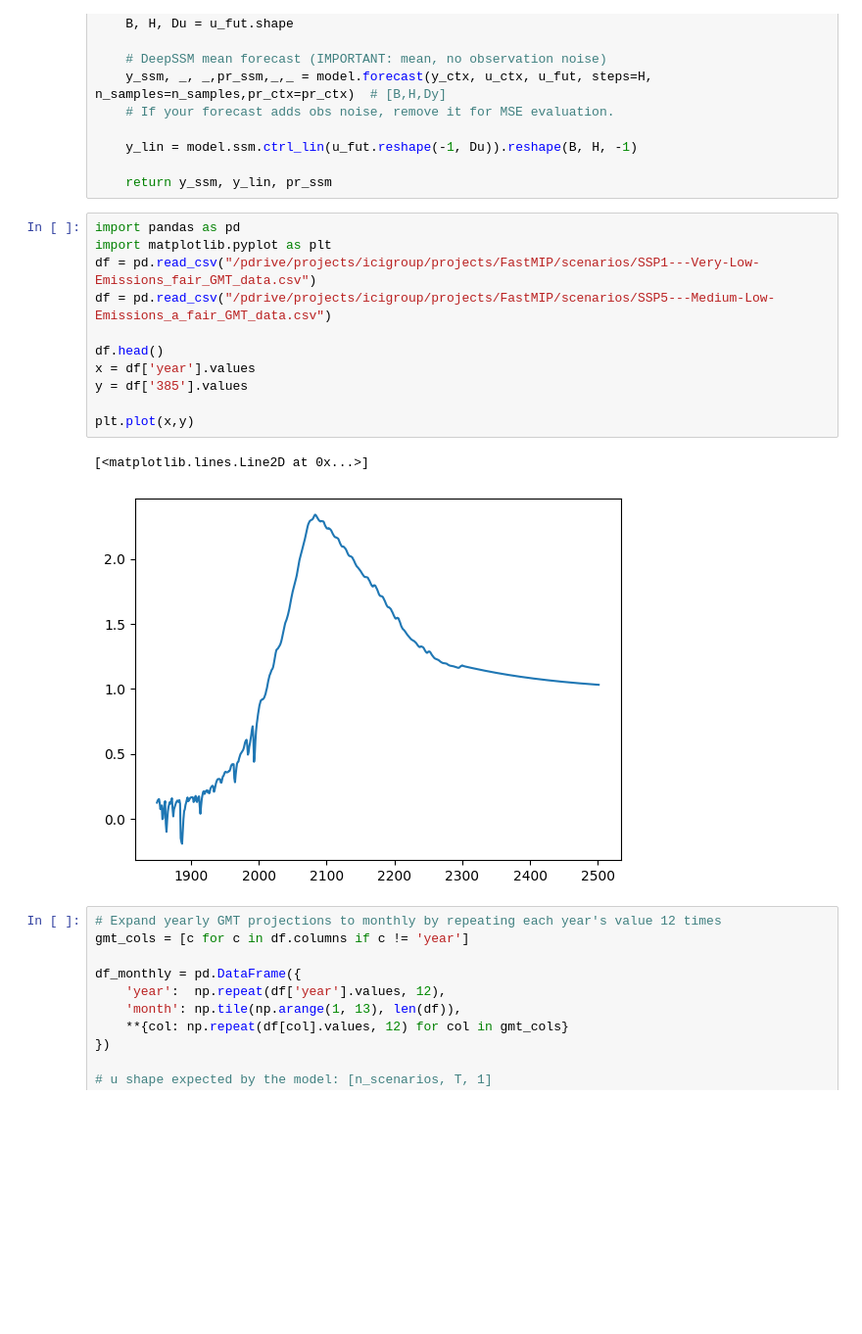
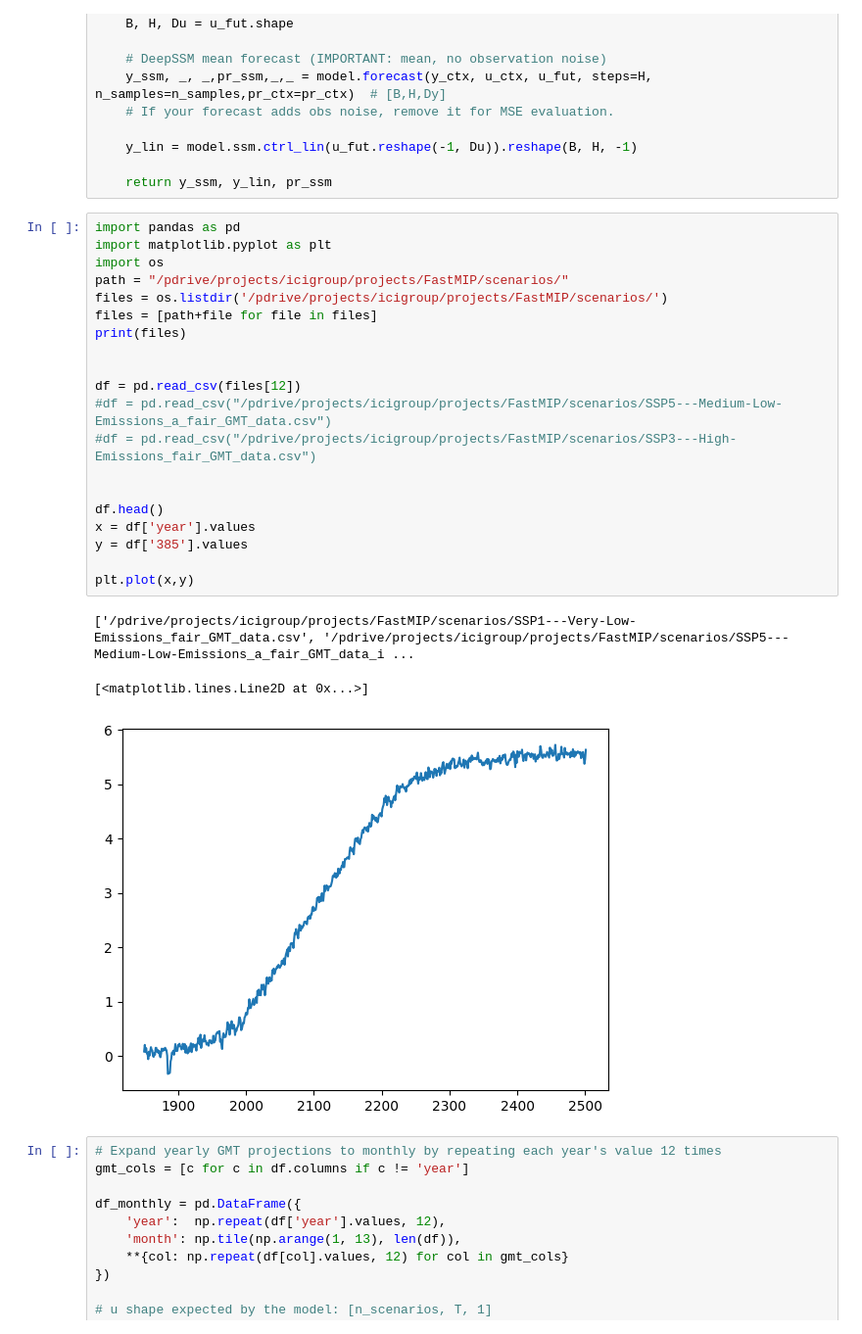
Before and after one commit to NiklasSchwind/SCALES-test, a Jupyter notebook: proto_scales/scales-for-fastMIP.ipynb, the cells around one changed output. Shown at 98% size. Cells and saved outputs as stored; diff of their text form; blank space fills up the shorter version.

```diff
--- a/proto_scales/scales-for-fastMIP.ipynb
+++ b/proto_scales/scales-for-fastMIP.ipynb
@@ -40,17 +40,27 @@ def forecast(model, y_ctx, u_ctx, pr_ctx, u_fut,n_samples = 1):
 # %%
 import pandas as pd
 import matplotlib.pyplot as plt
-df = pd.read_csv("/pdrive/projects/icigroup/projects/FastMIP/scenarios/SSP1---Very-Low-Emissions_fair_GMT_data.csv")
-df = pd.read_csv("/pdrive/projects/icigroup/projects/FastMIP/scenarios/SSP5---Medium-Low-Emissions_a_fair_GMT_data.csv")
+import os
+path = "/pdrive/projects/icigroup/projects/FastMIP/scenarios/"
+files = os.listdir('/pdrive/projects/icigroup/projects/FastMIP/scenarios/')
+files = [path+file for file in files]
+print(files)
+
+
+df = pd.read_csv(files[12])
+#df = pd.read_csv("/pdrive/projects/icigroup/projects/FastMIP/scenarios/SSP5---Medium-Low-Emissions_a_fair_GMT_data.csv")
+#df = pd.read_csv("/pdrive/projects/icigroup/projects/FastMIP/scenarios/SSP3---High-Emissions_fair_GMT_data.csv")
+
 
 df.head()
 x = df['year'].values
 y = df['385'].values
 
 plt.plot(x,y)
 # %% [output]
-[<matplotlib.lines.Line2D at 0x...>]
+['/pdrive/projects/icigroup/projects/FastMIP/scenarios/SSP1---Very-Low-Emissions_fair_GMT_data.csv', '/pdrive/projects/icigroup/projects/FastMIP/scenarios/SSP5---Medium-Low-Emissions_a_fair_GMT_data_i ...
+[<matplotlib.lines.Line2D at 0x...>]
-[figure, old version]
+[figure, new version]
 # %%
 # Expand yearly GMT projections to monthly by repeating each year's value 12 times
 gmt_cols = [c for c in df.columns if c != 'year']
```
Also changed, not shown: parts of 7 cells of this notebook.
